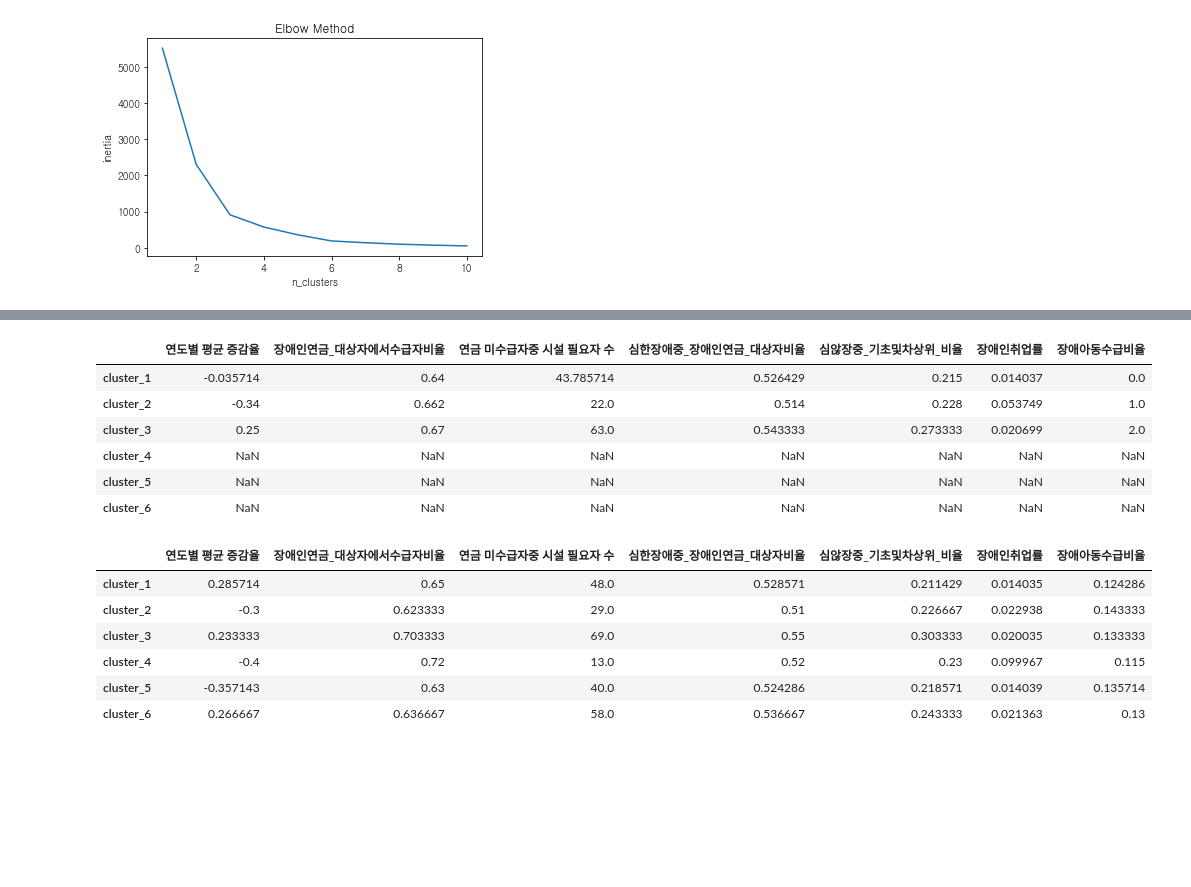
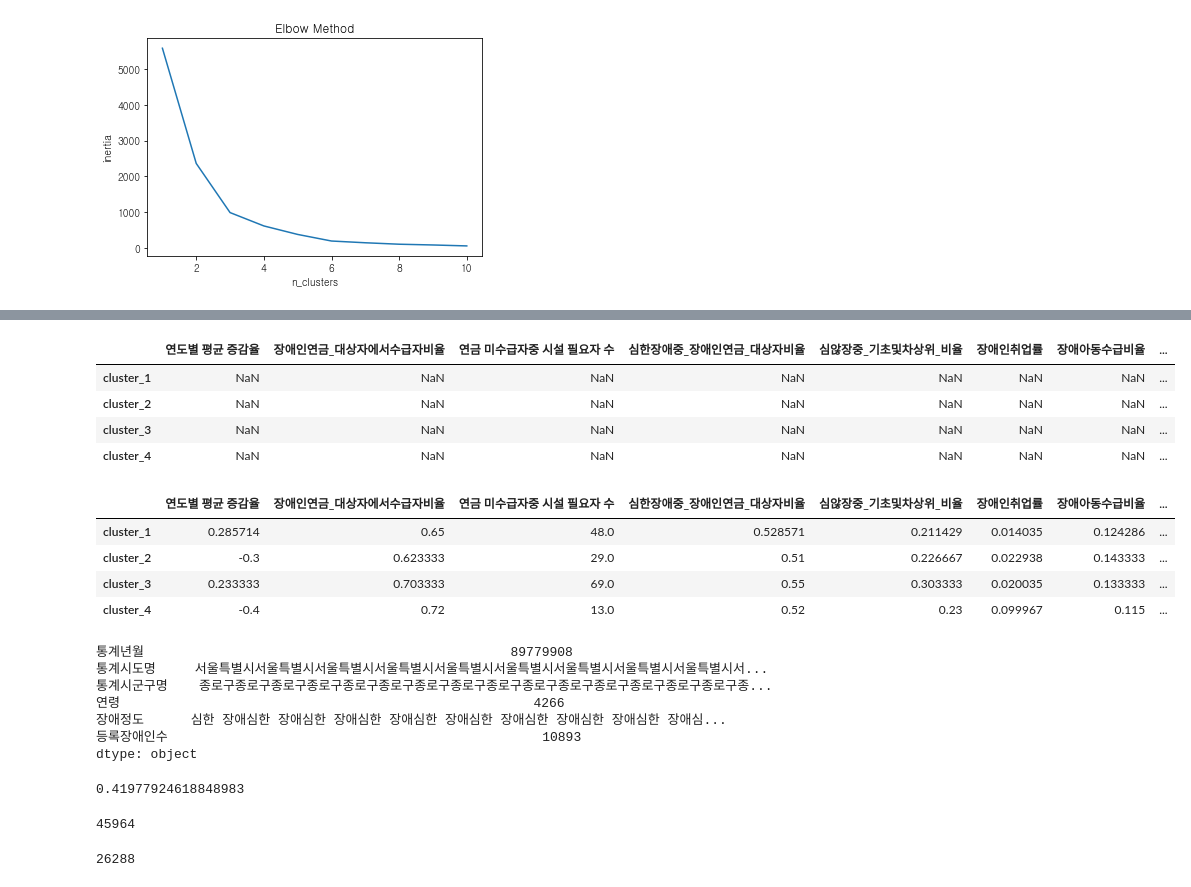
Before and after one commit to Toddbear20/Taxi_project, a Jupyter notebook: welfare.ipynb, the cells around one changed output, grey strips where cells are left out. Cells and saved outputs as stored; diff of their text form; code cells hidden in the pictures; blank space fills up the shorter version.

```diff
--- a/welfare.ipynb
+++ b/welfare.ipynb
@@ -382,5 +382,8 @@ clusterDF
 | 199 | 1.474790 | -0.209028 | 1 |
 200 rows × 3 columns
 # %%
-df_ds.to_csv('장애인시설비율.csv')
+df=pd.read_csv('장애인시설비율.csv')
+df=df.sort_values('구별')
+arr=df['총복지시설']/df['총 장애인 수']
+arr #총복지시설 대비 총 장애인 수
 # %% [output]
@@ -939,5 +978,7 @@ df_work
 # %%
 df_child = pd.read_csv('child_handicapped_final.csv', index_col='통계시군구명')
 df_work['장애아동수급비율'] = df_child['장애아동수급비율']
-df_work
+df_work['장애인대비복지시설'] = arr.to_list()
+df.work=df_work.drop(columns = ['cluster'])
+df.work
 # %% [output]
@@ -1002,7 +1022,7 @@ font_path = "C:/Windows/Fonts/gulim.ttc"
 font = font_manager.FontProperties(fname = font_path).get_name()
 rc('font', family = font)
 
-kmeans = KMeans(n_clusters = 6, init='k-means++', max_iter=200, random_state=0).fit(df_work)
+kmeans = KMeans(n_clusters = 4, init='k-means++', max_iter=200, random_state=0).fit(df_work)
 df_work['cluster'] = kmeans.labels_
 print(kmeans.labels_)
 
@@ -1010,8 +1030,7 @@ marker0_ind = df_work[df_work['cluster']==0].index
 marker1_ind = df_work[df_work['cluster']==1].index
 marker2_ind = df_work[df_work['cluster']==2].index
 marker3_ind = df_work[df_work['cluster']==3].index
-marker4_ind = df_work[df_work['cluster']==4].index
-marker5_ind = df_work[df_work['cluster']==5].index
+
 
 
 
@@ -1019,8 +1038,7 @@ print(marker0_ind)
 print(marker1_ind)
 print(marker2_ind)
 print(marker3_ind)
-print(marker4_ind)
-print(marker5_ind)
+
 
 
 
@@ -1052,16 +1065,14 @@ cluster5=cluster5.drop(columns=['cluster'])
 # %%
 clusters_ch = pd.DataFrame(columns=['연도별 평균 증감율', '장애인연금_대상자에서수급자비율', '연금 미수급자중 시설 필요자 수',
-       '심한장애중_장애인연금_대상자비율', '심않장중_기초및차상위_비율', '장애인취업률', '장애아동수급비율'],index = ['cluster_1','cluster_2','cluster_3','cluster_4','cluster_5','cluster_6'])
+       '심한장애중_장애인연금_대상자비율', '심않장중_기초및차상위_비율', '장애인취업률', '장애아동수급비율','장애인대비복지시설'],index = ['cluster_1','cluster_2','cluster_3','cluster_4'])
 # %%
 clusters_ch
 # %% [output]
-|  | 연도별 평균 증감율 | 장애인연금_대상자에서수급자비율 | 연금 미수급자중 시설 필요자 수 | 심한장애중_장애인연금_대상자비율 | 심않장중_기초및차상위_비율 | 장애인취업률 | 장애아동수급비율 |
-| cluster_1 | -0.035714 | 0.64 | 43.785714 | 0.526429 | 0.215 | 0.014037 | 0.0 |
-| cluster_2 | -0.34 | 0.662 | 22.0 | 0.514 | 0.228 | 0.053749 | 1.0 |
-| cluster_3 | 0.25 | 0.67 | 63.0 | 0.543333 | 0.273333 | 0.020699 | 2.0 |
-| cluster_4 | NaN | NaN | NaN | NaN | NaN | NaN | NaN |
-| cluster_5 | NaN | NaN | NaN | NaN | NaN | NaN | NaN |
-| cluster_6 | NaN | NaN | NaN | NaN | NaN | NaN | NaN |
+|  | 연도별 평균 증감율 | 장애인연금_대상자에서수급자비율 | 연금 미수급자중 시설 필요자 수 | 심한장애중_장애인연금_대상자비율 | 심않장중_기초및차상위_비율 | 장애인취업률 | 장애아동수급비율 | ... |
+| cluster_1 | NaN | NaN | NaN | NaN | NaN | NaN | NaN | ... |
+| cluster_2 | NaN | NaN | NaN | NaN | NaN | NaN | NaN | ... |
+| cluster_3 | NaN | NaN | NaN | NaN | NaN | NaN | NaN | ... |
+| cluster_4 | NaN | NaN | NaN | NaN | NaN | NaN | NaN | ... |
 # %%
 arr1=cluster0.mean()
 arr2=cluster1.mean()
@@ -1072,25 +1081,50 @@ arr6=cluster5.mean()
 # %%
 clusters_ch.iloc[0] = arr1
 clusters_ch.iloc[1] = arr2
 clusters_ch.iloc[2] = arr3
 clusters_ch.iloc[3] = arr4
-clusters_ch.iloc[4] = arr5
-clusters_ch.iloc[5] = arr6
 
 li = clusters_ch['연금 미수급자중 시설 필요자 수'].to_list()
 
 lis = []
 for i in li:
     lis.append(np.ceil(i))
 
 clusters_ch['연금 미수급자중 시설 필요자 수'] = lis
 
 clusters_ch
 # %% [output]
-|  | 연도별 평균 증감율 | 장애인연금_대상자에서수급자비율 | 연금 미수급자중 시설 필요자 수 | 심한장애중_장애인연금_대상자비율 | 심않장중_기초및차상위_비율 | 장애인취업률 | 장애아동수급비율 |
-| cluster_1 | 0.285714 | 0.65 | 48.0 | 0.528571 | 0.211429 | 0.014035 | 0.124286 |
-| cluster_2 | -0.3 | 0.623333 | 29.0 | 0.51 | 0.226667 | 0.022938 | 0.143333 |
-| cluster_3 | 0.233333 | 0.703333 | 69.0 | 0.55 | 0.303333 | 0.020035 | 0.133333 |
-| cluster_4 | -0.4 | 0.72 | 13.0 | 0.52 | 0.23 | 0.099967 | 0.115 |
-| cluster_5 | -0.357143 | 0.63 | 40.0 | 0.524286 | 0.218571 | 0.014039 | 0.135714 |
-| cluster_6 | 0.266667 | 0.636667 | 58.0 | 0.536667 | 0.243333 | 0.021363 | 0.13 |
+|  | 연도별 평균 증감율 | 장애인연금_대상자에서수급자비율 | 연금 미수급자중 시설 필요자 수 | 심한장애중_장애인연금_대상자비율 | 심않장중_기초및차상위_비율 | 장애인취업률 | 장애아동수급비율 | ... |
+| cluster_1 | 0.285714 | 0.65 | 48.0 | 0.528571 | 0.211429 | 0.014035 | 0.124286 | ... |
+| cluster_2 | -0.3 | 0.623333 | 29.0 | 0.51 | 0.226667 | 0.022938 | 0.143333 | ... |
+| cluster_3 | 0.233333 | 0.703333 | 69.0 | 0.55 | 0.303333 | 0.020035 | 0.133333 | ... |
+| cluster_4 | -0.4 | 0.72 | 13.0 | 0.52 | 0.23 | 0.099967 | 0.115 | ... |
+# %%
+df_age = pd.read_csv('PDQCSV_25_20220820070042273.csv', encoding='cp949')
+df_age = df_age[(df_age['연령']<=18)&(df_age['통계시도명']=='서울특별시')]
+df_age[df_age['장애정도']=='심한 장애'].sum()
+# %% [output]
+통계년월                                               89779908
+통계시도명     서울특별시서울특별시서울특별시서울특별시서울특별시서울특별시서울특별시서울특별시서울특별시서...
+통계시군구명    종로구종로구종로구종로구종로구종로구종로구종로구종로구종로구종로구종로구종로구종로구종로구종...
+연령                                                     4266
+장애정도      심한 장애심한 장애심한 장애심한 장애심한 장애심한 장애심한 장애심한 장애심한 장애심...
+등록장애인수                                                10893
+dtype: object
+# %%
+a=78588/135445
+1-a
+# %% [output]
+0.41977924618848983
+# %%
+b = 135445-78588
+# b는 소득수준 혹은 나이에 걸린 사람들
+b - 10893
+# %% [output]
+45964
+# %%
+대상자 = 78588
+수급자 = 52300
+대상자-수급자
+# %% [output]
+26288
```
Also changed, not shown: parts of 7 cells of this notebook, 3 other files.
